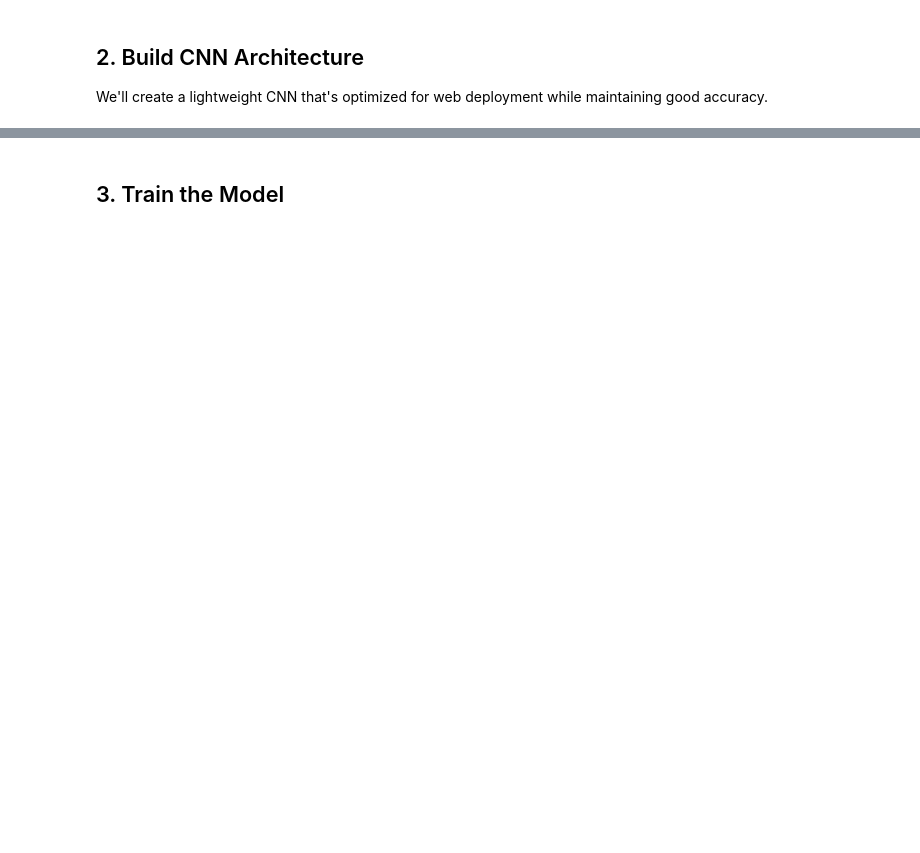
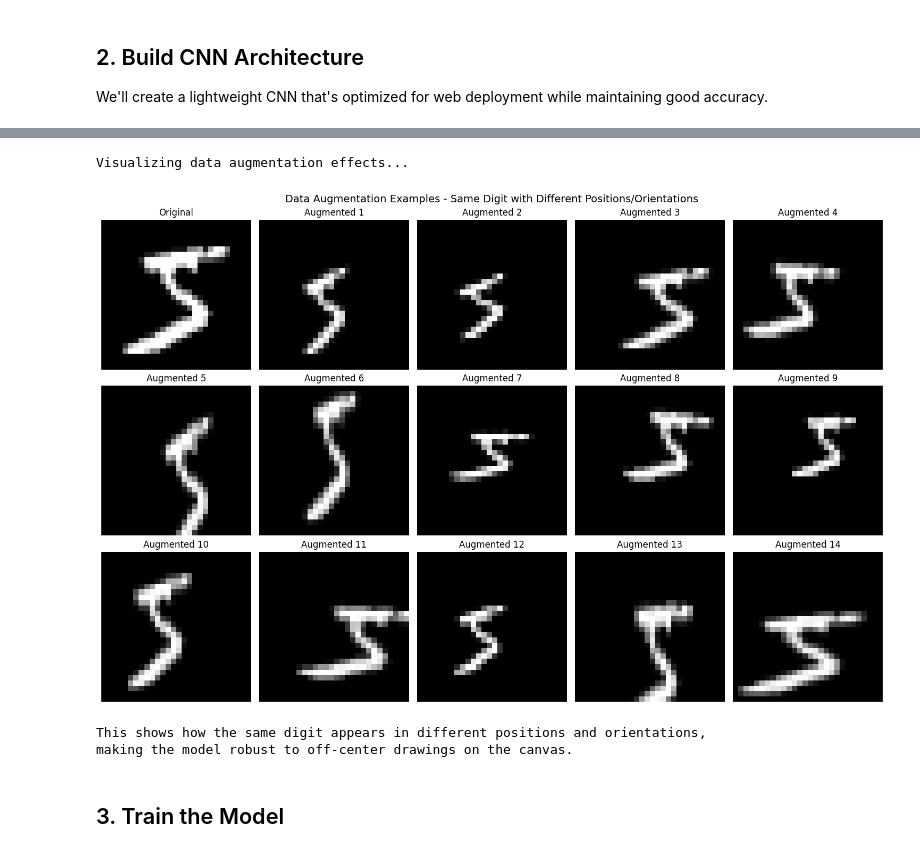
Before and after one commit to Joshua-Paik/test, a Jupyter notebook: training/mnist_cnn_training.ipynb, the cells around one changed output, grey strips where cells are left out. Drawn from its saved outputs; the diff is of its cells as text; code cells hidden in the pictures; blank space fills up the shorter version.

```diff
--- a/training/mnist_cnn_training.ipynb
+++ b/training/mnist_cnn_training.ipynb
@@ -121,3 +208,42 @@ datagen.fit(x_train)
+# %%
+# Visualize data augmentation effects
+print("Visualizing data augmentation effects...")
+
+# Take a sample image
+sample_image = x_train[0:1]  # Shape: (1, 28, 28, 1)
+sample_label = y_train[0:1]
+
+# Generate augmented versions
+plt.figure(figsize=(15, 10))
+
+# Original image
+plt.subplot(3, 5, 1)
+plt.imshow(sample_image[0].reshape(28, 28), cmap='gray')
+plt.title('Original')
+plt.axis('off')
+
+# Generate 14 augmented versions
+augmented_generator = datagen.flow(sample_image, sample_label, batch_size=1)
+for i in range(14):
+    augmented_batch = next(augmented_generator)
+    augmented_image = augmented_batch[0][0]
+
+    plt.subplot(3, 5, i + 2)
+    plt.imshow(augmented_image.reshape(28, 28), cmap='gray')
+    plt.title(f'Augmented {i+1}')
+    plt.axis('off')
+
+plt.suptitle('Data Augmentation Examples - Same Digit with Different Positions/Orientations', fontsize=14)
+plt.tight_layout()
+plt.show()
+
+print("This shows how the same digit appears in different positions and orientations,")
+print("making the model robust to off-center drawings on the canvas.")
+# %% [output]
+Visualizing data augmentation effects...
+[figure, added]
+This shows how the same digit appears in different positions and orientations,
+making the model robust to off-center drawings on the canvas.
 # %% [markdown]
 ## 3. Train the Model
 # %%
```
Also changed, not shown: parts of 14 cells of this notebook.
